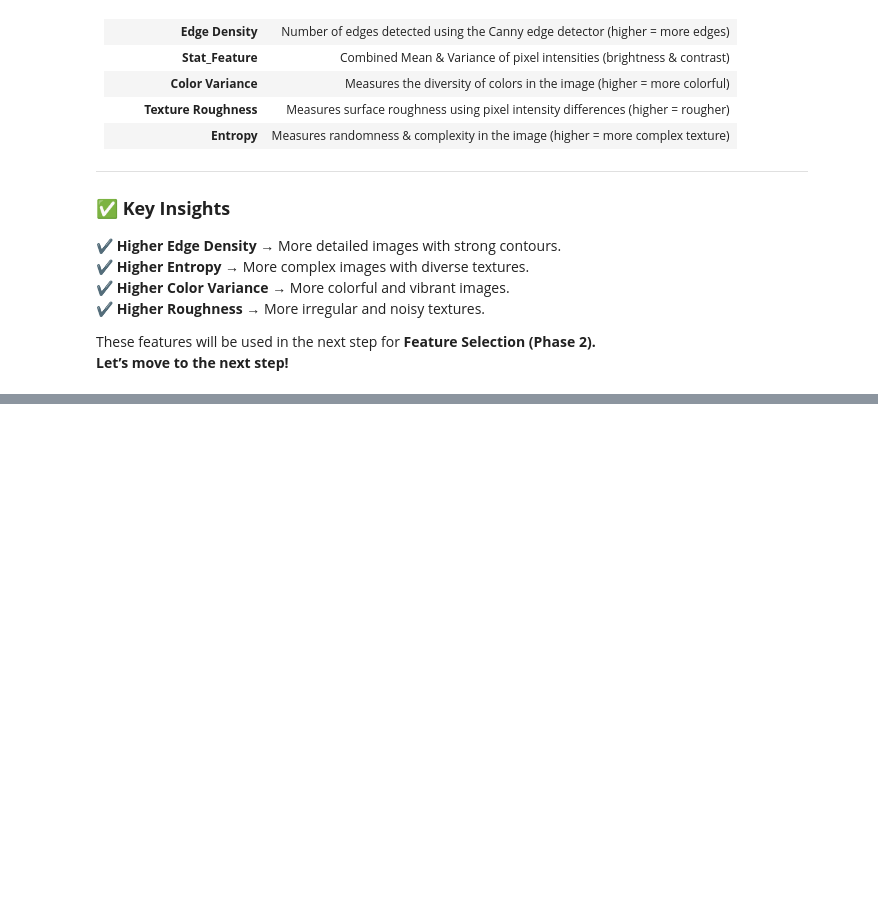
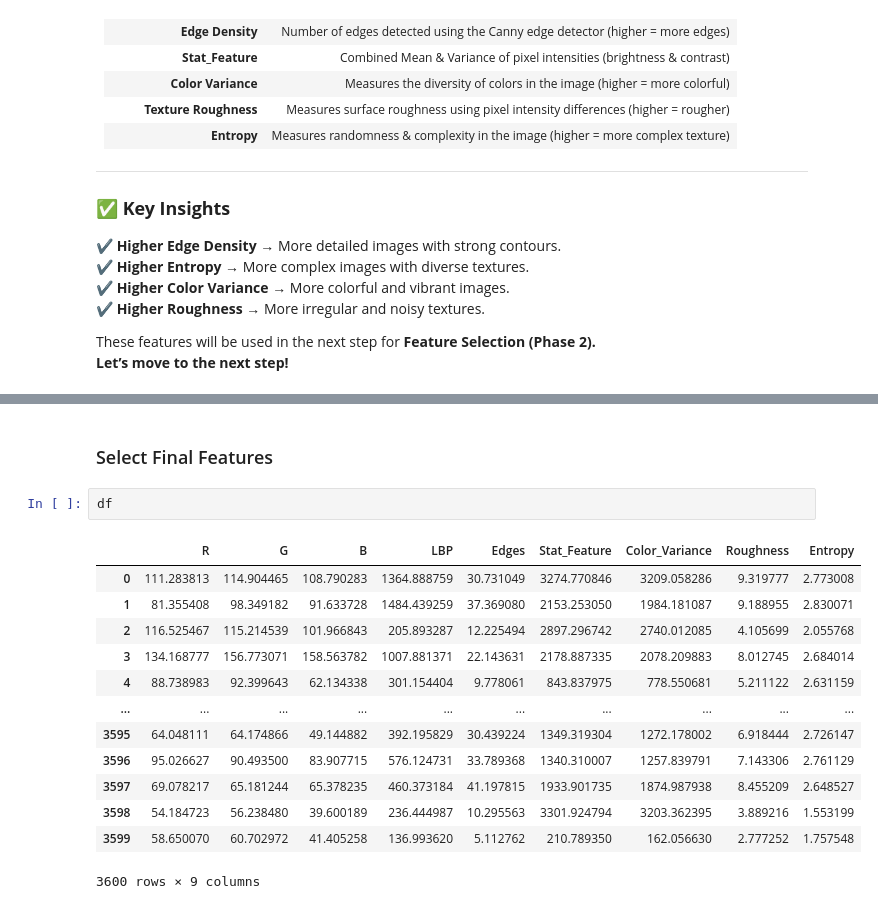
Before and after one commit to MohammadOshkooh/PicturaCluster, a Jupyter notebook: main.ipynb, the cells around one changed output, grey strips where cells are left out. Saved outputs shown, nothing was run; the diff lists cells and outputs as text; blank space fills up the shorter version.

```diff
--- a/main.ipynb
+++ b/main.ipynb
@@ -106,0 +207,18 @@ These features will be used in the next step for **Feature Selection (Phase 2).*
+# %% [markdown]
+### Select Final Features
+# %%
+df
+# %% [output]
+|  | R | G | B | LBP | Edges | Stat_Feature | Color_Variance | Roughness | Entropy |
+| 0 | 111.283813 | 114.904465 | 108.790283 | 1364.888759 | 30.731049 | 3274.770846 | 3209.058286 | 9.319777 | 2.773008 |
+| 1 | 81.355408 | 98.349182 | 91.633728 | 1484.439259 | 37.369080 | 2153.253050 | 1984.181087 | 9.188955 | 2.830071 |
+| 2 | 116.525467 | 115.214539 | 101.966843 | 205.893287 | 12.225494 | 2897.296742 | 2740.012085 | 4.105699 | 2.055768 |
+| 3 | 134.168777 | 156.773071 | 158.563782 | 1007.881371 | 22.143631 | 2178.887335 | 2078.209883 | 8.012745 | 2.684014 |
+| 4 | 88.738983 | 92.399643 | 62.134338 | 301.154404 | 9.778061 | 843.837975 | 778.550681 | 5.211122 | 2.631159 |
+| ... | ... | ... | ... | ... | ... | ... | ... | ... | ... |
+| 3595 | 64.048111 | 64.174866 | 49.144882 | 392.195829 | 30.439224 | 1349.319304 | 1272.178002 | 6.918444 | 2.726147 |
+| 3596 | 95.026627 | 90.493500 | 83.907715 | 576.124731 | 33.789368 | 1340.310007 | 1257.839791 | 7.143306 | 2.761129 |
+| 3597 | 69.078217 | 65.181244 | 65.378235 | 460.373184 | 41.197815 | 1933.901735 | 1874.987938 | 8.455209 | 2.648527 |
+| 3598 | 54.184723 | 56.238480 | 39.600189 | 236.444987 | 10.295563 | 3301.924794 | 3203.362395 | 3.889216 | 1.553199 |
+| 3599 | 58.650070 | 60.702972 | 41.405258 | 136.993620 | 5.112762 | 210.789350 | 162.056630 | 2.777252 | 1.757548 |
+3600 rows × 9 columns
```
Also changed, not shown: parts of 15 cells of this notebook, 4 other files.
